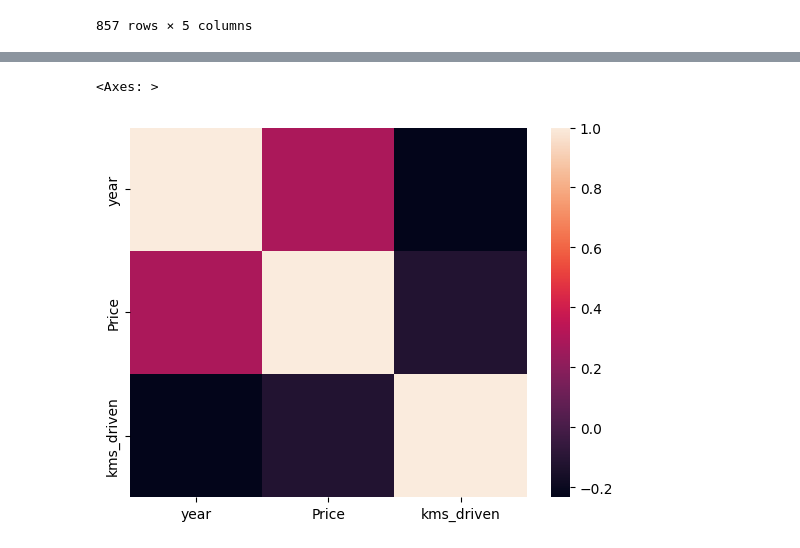
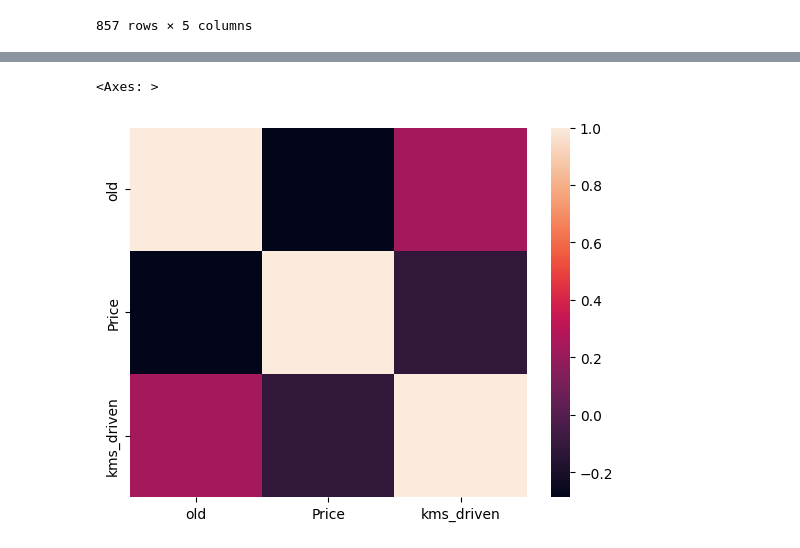
Before and after one commit to GrandicelliFede/FISTIC2024, a Jupyter notebook: FileMiei/Es6/cars2.ipynb, the cells around one changed output, grey strips where cells are left out. Drawn from its saved outputs; the diff is of its cells as text; code cells hidden in the pictures.

```diff
--- a/FileMiei/Es6/cars2.ipynb
+++ b/FileMiei/Es6/cars2.ipynb
@@ -149,4 +153,5 @@ df
 # %%
 df['kms_driven'] = df['kms_driven'].astype(str)
 # %%
-df['kms_driven'] = df['kms_driven'].map(lambda x: x.replace(",", "")[:-4])
+df['kms_driven'] = df['kms_driven'].map(lambda x: x.replace(",", "").replace(" kms", ""))
+df['kms_driven']
@@ -188 +206,5 @@ df
 816 rows × 5 columns
+# %%
+df['old'] = 2024 - df['year']
+df = df.drop('year', axis=1, errors='ignore')
+df['old']
@@ -188,0 +224,2 @@ df
+# %%
+df['brand'] = df['name'].str.split().str[0]
@@ -188,0 +243,4 @@ df
+# %%
+dummies = pd.get_dummies(df[['fuel_type', 'brand']], drop_first=True,dtype=int)
+df = pd.concat([df, dummies], axis=1).drop(['fuel_type', 'brand'], axis=1)
+df
@@ -189,7 +261,7 @@ df
 # %%
-corr = df[['year', 'Price', 'kms_driven']]
+corr = df[['old', 'Price', 'kms_driven']]
 
 sns.heatmap(corr.corr())
 # %% [output]
 <Axes: >
-[figure, old version]
+[figure, new version]
```
Also changed, not shown: parts of 20 cells of this notebook, 1 other file.
